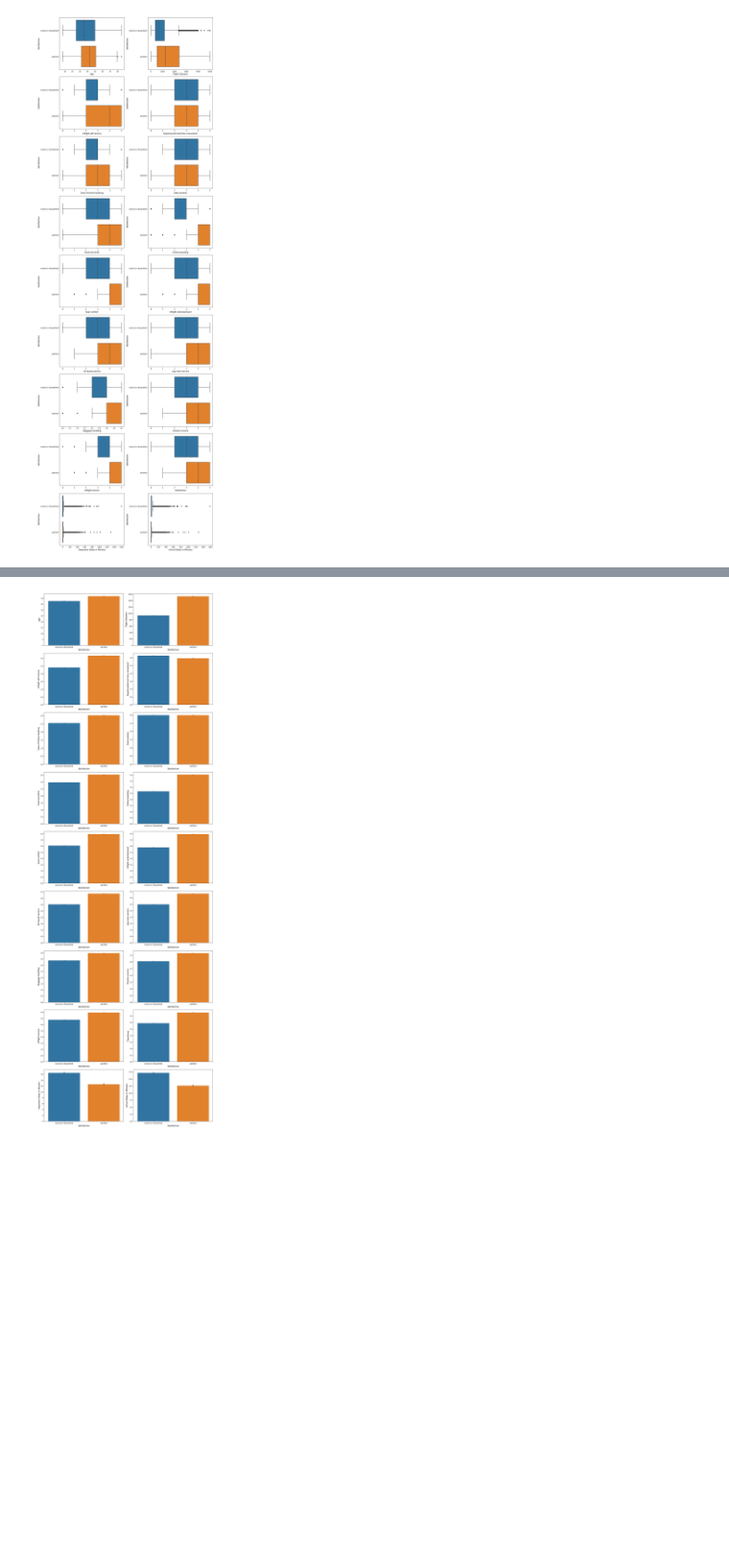
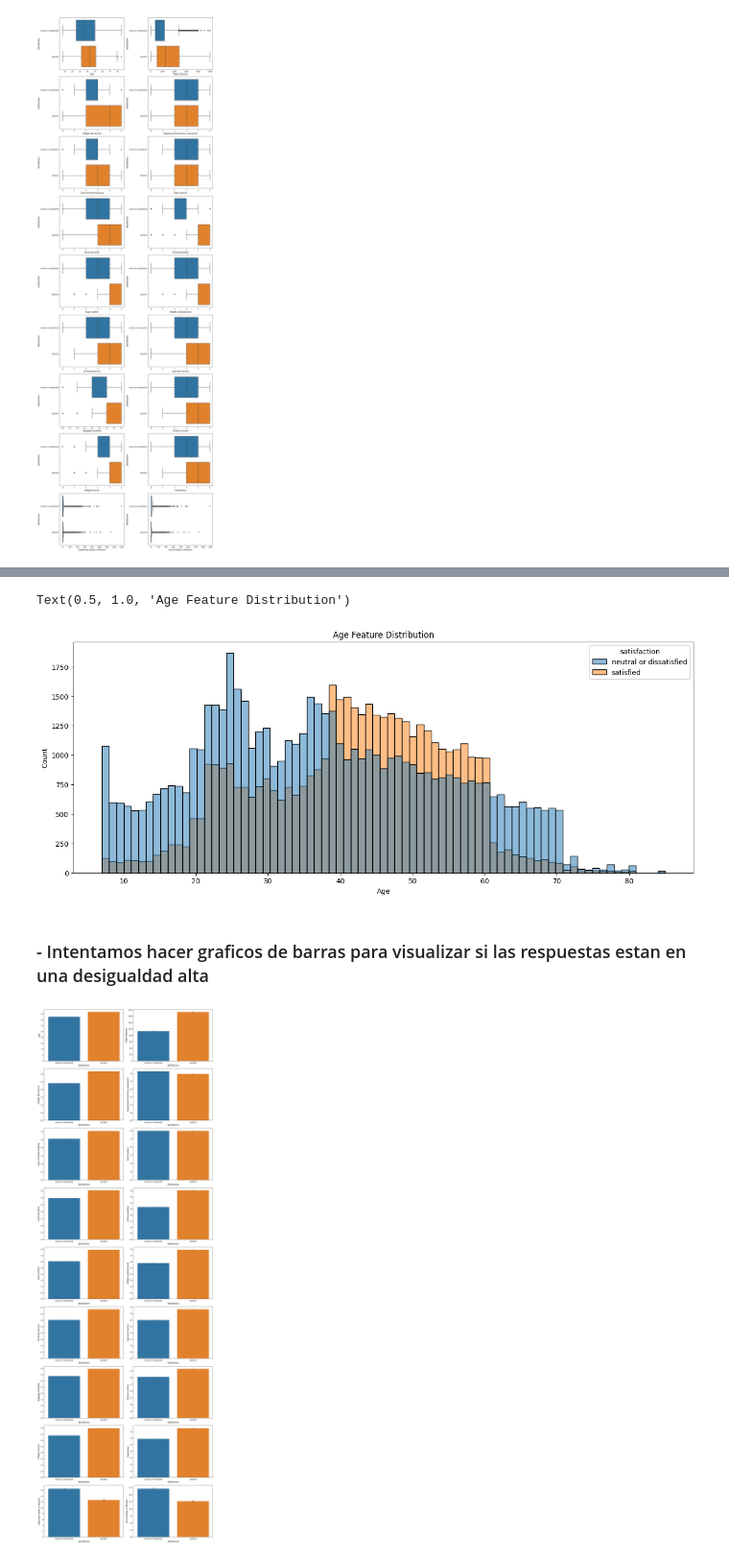
Before and after one commit to AI-School-F5-P2/F5_airlines, a Jupyter notebook: airline_main/main.ipynb, the cells around one changed output, grey strips where cells are left out. Shown at 96% size. Drawn from its saved outputs; the diff is of its cells as text; code cells hidden in the pictures; blank space fills up the shorter version.

```diff
--- a/airline_main/main.ipynb
+++ b/airline_main/main.ipynb
@@ -178,3 +265,12 @@ plt.show()
+# %%
+plt.figure(figsize=(16,6))
+sns.histplot(data=df, x="Age",  hue='satisfaction')
+plt.title('Age Feature Distribution')
+# %% [output]
+Text(0.5, 1.0, 'Age Feature Distribution')
+[figure, added]
+# %% [markdown]
+### - Intentamos hacer graficos de barras para visualizar si las respuestas estan en una desigualdad alta
 # %%
 # Calcula el número de filas y columnas para organizar los subplots
 n_rows, n_cols = math.ceil(len(var_numericas) / 2), 2
```
Also changed, not shown: parts of 62 cells of this notebook, 2 other files.
